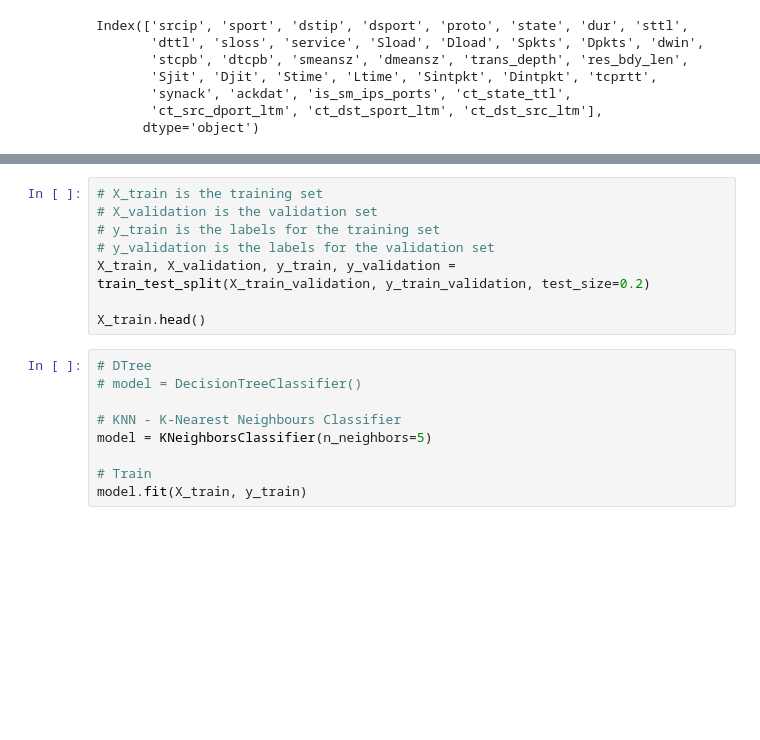
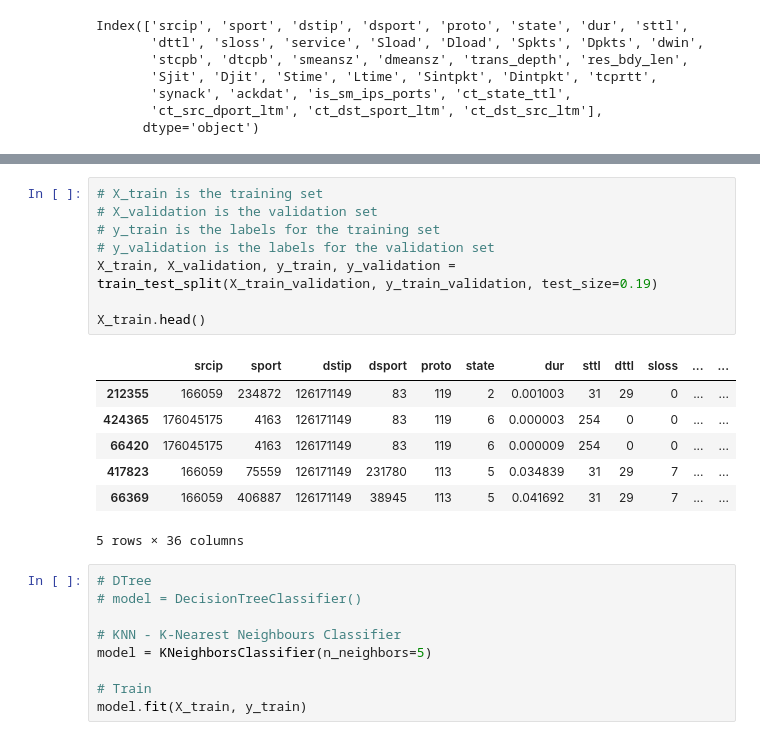
Before and after one commit to imphinite/network-intrusion-detection-classification, a Jupyter notebook: jupyter/starter.ipynb, the cells around one changed output, grey strips where cells are left out. Drawn from its saved outputs; the diff is of its cells as text; blank space fills up the shorter version.

```diff
--- a/jupyter/starter.ipynb
+++ b/jupyter/starter.ipynb
@@ -215,11 +217,19 @@ X_train_validation.head()
 # %%
 # X_train is the training set
 # X_validation is the validation set
 # y_train is the labels for the training set
 # y_validation is the labels for the validation set
-X_train, X_validation, y_train, y_validation = train_test_split(X_train_validation, y_train_validation, test_size=0.2)
+X_train, X_validation, y_train, y_validation = train_test_split(X_train_validation, y_train_validation, test_size=0.19)
 
 X_train.head()
+# %% [output]
+|  | srcip | sport | dstip | dsport | proto | state | dur | sttl | dttl | sloss | ... | ... |
+| 212355 | 166059 | 234872 | 126171149 | 83 | 119 | 2 | 0.001003 | 31 | 29 | 0 | ... | ... |
+| 424365 | 176045175 | 4163 | 126171149 | 83 | 119 | 6 | 0.000003 | 254 | 0 | 0 | ... | ... |
+| 66420 | 176045175 | 4163 | 126171149 | 83 | 119 | 6 | 0.000009 | 254 | 0 | 0 | ... | ... |
+| 417823 | 166059 | 75559 | 126171149 | 231780 | 113 | 5 | 0.034839 | 31 | 29 | 7 | ... | ... |
+| 66369 | 166059 | 406887 | 126171149 | 38945 | 113 | 5 | 0.041692 | 31 | 29 | 7 | ... | ... |
+5 rows × 36 columns
 # %%
 # DTree
 # model = DecisionTreeClassifier()
```
Also changed, not shown: parts of 5 cells of this notebook.
